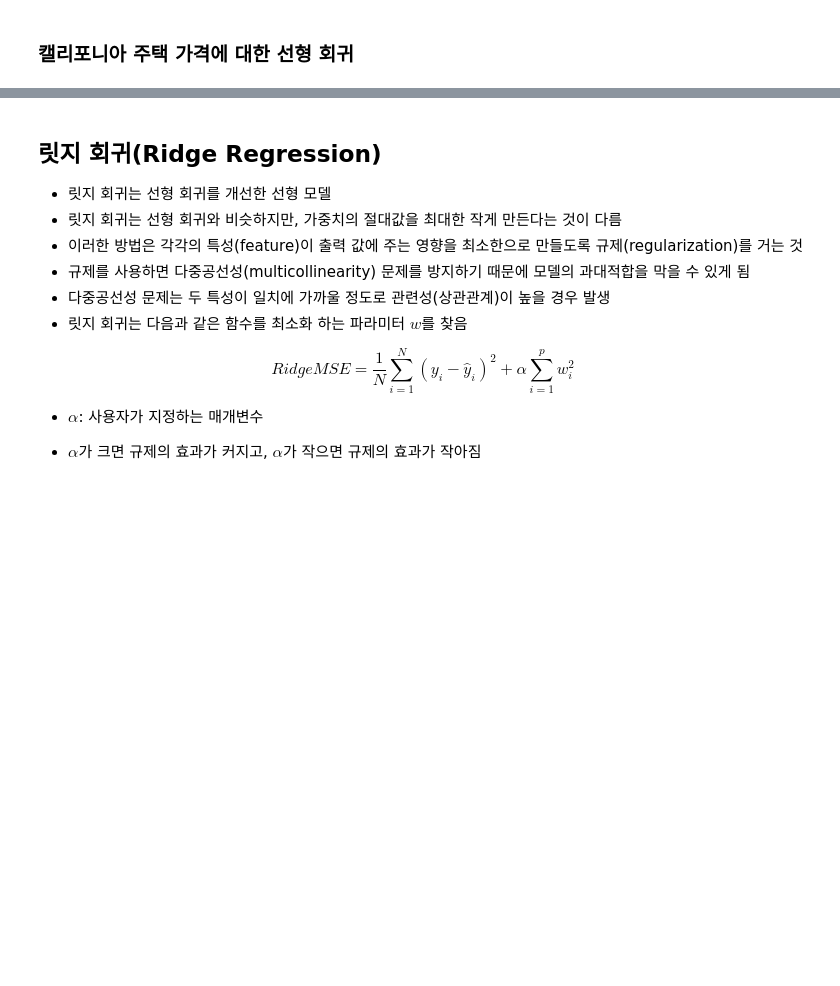
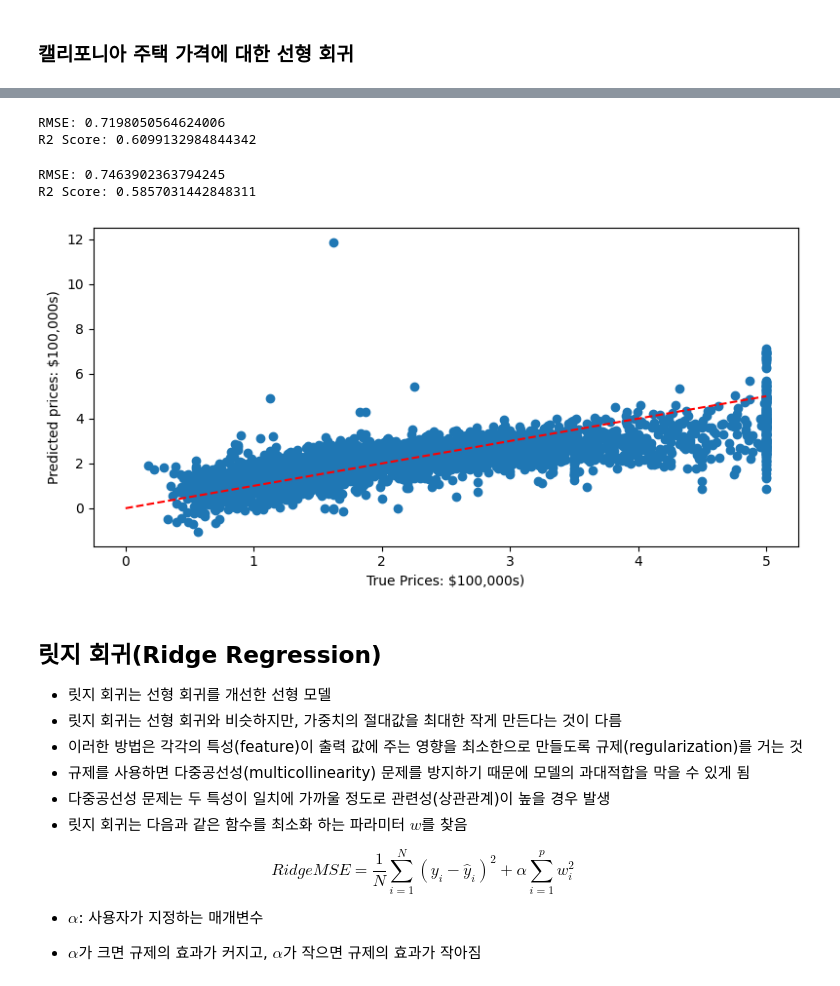
Before and after one commit to kwanization/Machine_Learning_Study, a Jupyter notebook: _3_선형_모델(Linear_Models).ipynb, the cells around one changed output, grey strips where cells are left out. Cells and saved outputs as stored; diff of their text form; code cells hidden in the pictures; blank space fills up the shorter version.

```diff
--- a/_3_선형_모델(Linear_Models).ipynb
+++ b/_3_선형_모델(Linear_Models).ipynb
@@ -249,16 +249,17 @@ california_df.plot(kind='scatter', x='Longitude', y='Latitude', alpha=0.2,
 ### 캘리포니아 주택 가격에 대한 선형 회귀
 # %%
 #model = LinearRegression(normalize=True) 이거 안됨
-
+import numpy as np
+from sklearn.metrics import mean_squared_error, r2_score
 from sklearn.preprocessing import StandardScaler
 from sklearn.linear_model import LinearRegression
 from sklearn.model_selection import train_test_split
+from sklearn.model_selection import cross_val_score
 
 
 
 
-
-model = LinearRegression())
+model = LinearRegression()
 X_train, X_test, y_train, y_test = train_test_split(california.data, california.target, test_size=0.2)
 
 model.fit(X_train, y_train)
@@ -278,3 +297,40 @@ SyntaxError: unmatched ')' (<ipython-input-40-5239a3e9db0b>, line 11)
+# %%
+#학습데이터에 대한 모델, 테스트데이터에 대한 모델 예측값 평가
+
+y_train_predict = model.predict(X_train)
+rmse = (np.sqrt(mean_squared_error(y_train, y_train_predict)))
+r2 = r2_score(y_train, y_train_predict)
+
+print('RMSE: {}'.format(rmse))
+print('R2 Score: {}'.format(r2))
+# %% [output]
+RMSE: 0.7198050564624006
+R2 Score: 0.6099132984844342
+# %%
+y_test_predict = model.predict(X_test)
+rmse = (np.sqrt(mean_squared_error(y_test, y_test_predict)))
+r2 = r2_score(y_test, y_test_predict)
+
+print('RMSE: {}'.format(rmse))
+print('R2 Score: {}'.format(r2))
+# %% [output]
+RMSE: 0.7463902363794245
+R2 Score: 0.5857031442848311
+# %%
+def plot_california_prices(expected, predicted):
+  plt.figure(figsize=(8, 4))
+  plt.scatter(expected, predicted)
+  plt.plot([0, 5], [0, 5], '--r')
+  plt.xlabel('True Prices: $100,000s)')
+  plt.ylabel('Predicted prices: $100,000s)')
+  plt.tight_layout()
+
+predicted = model.predict(X_test)
+expected = y_test
+
+plot_california_prices(expected, predicted)
+# %% [output]
+[figure, added]
 # %% [markdown]
 ## 릿지 회귀(Ridge Regression)
 
```
Also changed, not shown: parts of 11 cells of this notebook.
